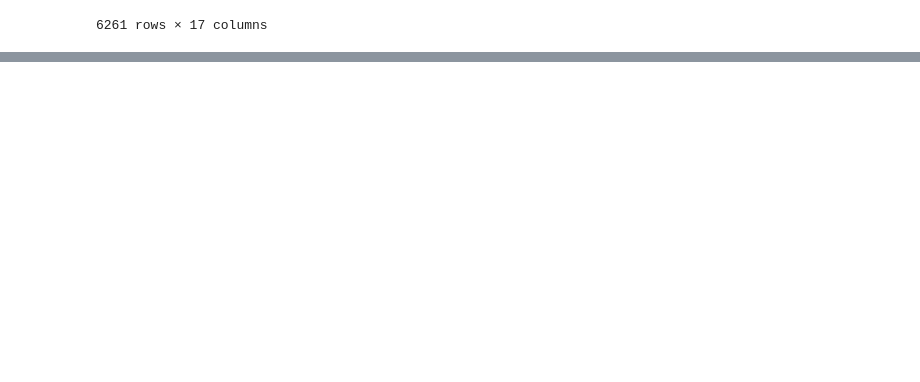
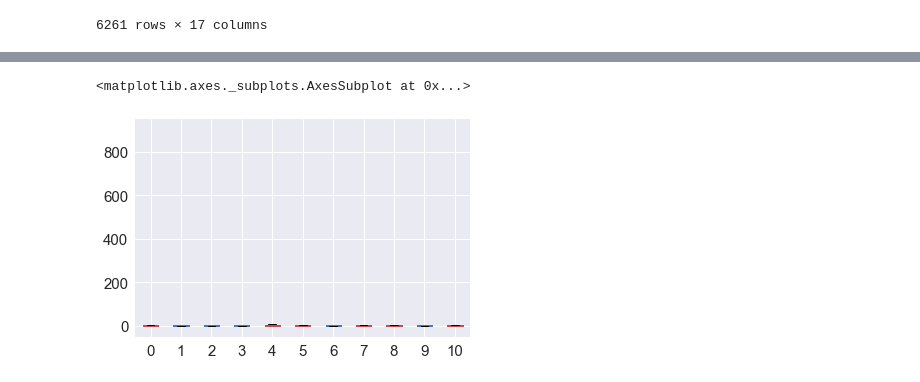
Before and after one commit to melerz/intro-data, a Jupyter notebook: billabord/main.ipynb, the cells around one changed output, grey strips where cells are left out. Cells and saved outputs as stored; diff of their text form; code cells hidden in the pictures; blank space fills up the shorter version.

```diff
--- a/billabord/main.ipynb
+++ b/billabord/main.ipynb
@@ -500,0 +586,5 @@ get_year('Andrews Sisters','i wanna be loved')
+# %%
+scaled_data.describe().plot(kind='box')
+# %% [output]
+<matplotlib.axes._subplots.AxesSubplot at 0x...>
+[figure, added]
```
Also changed, not shown: parts of 14 cells of this notebook.
